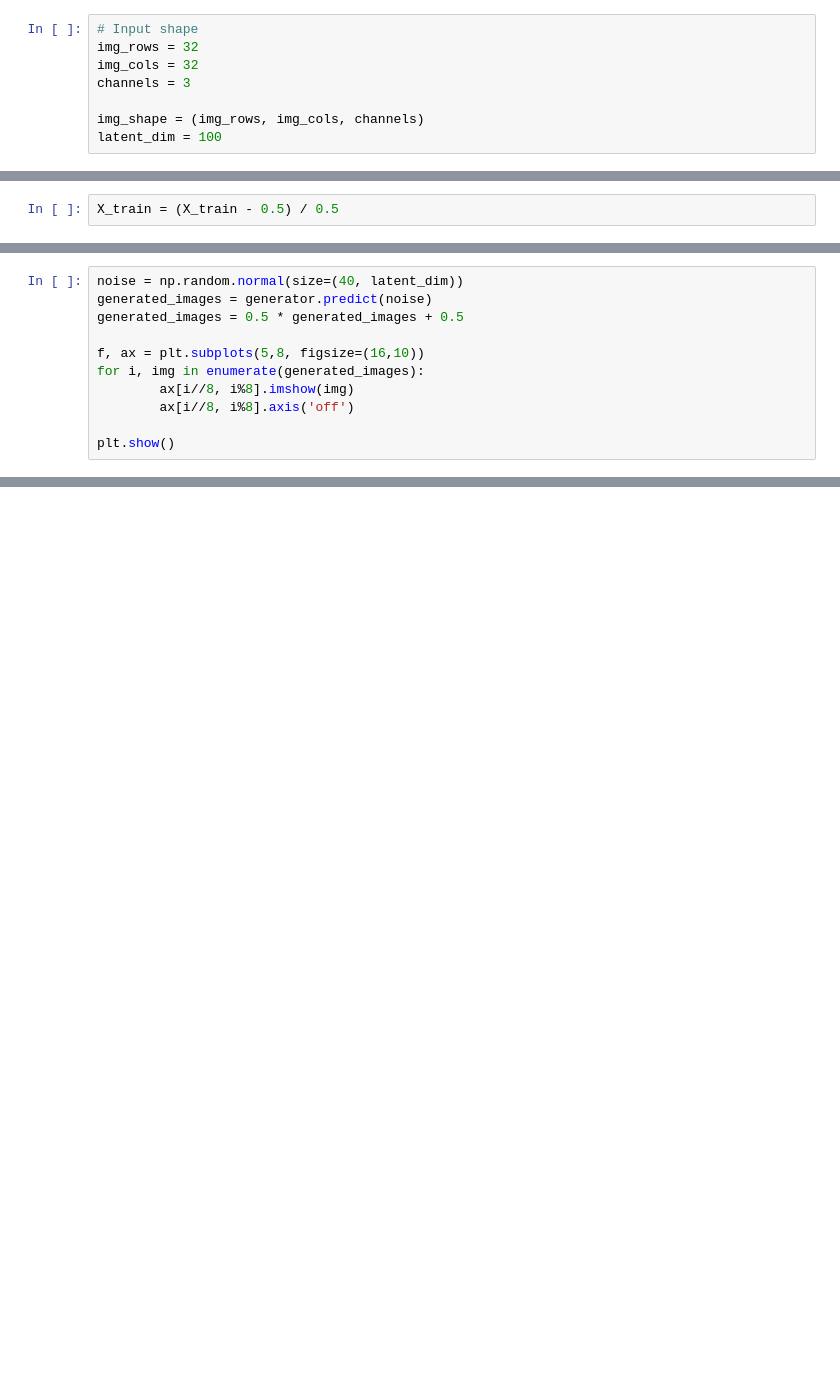
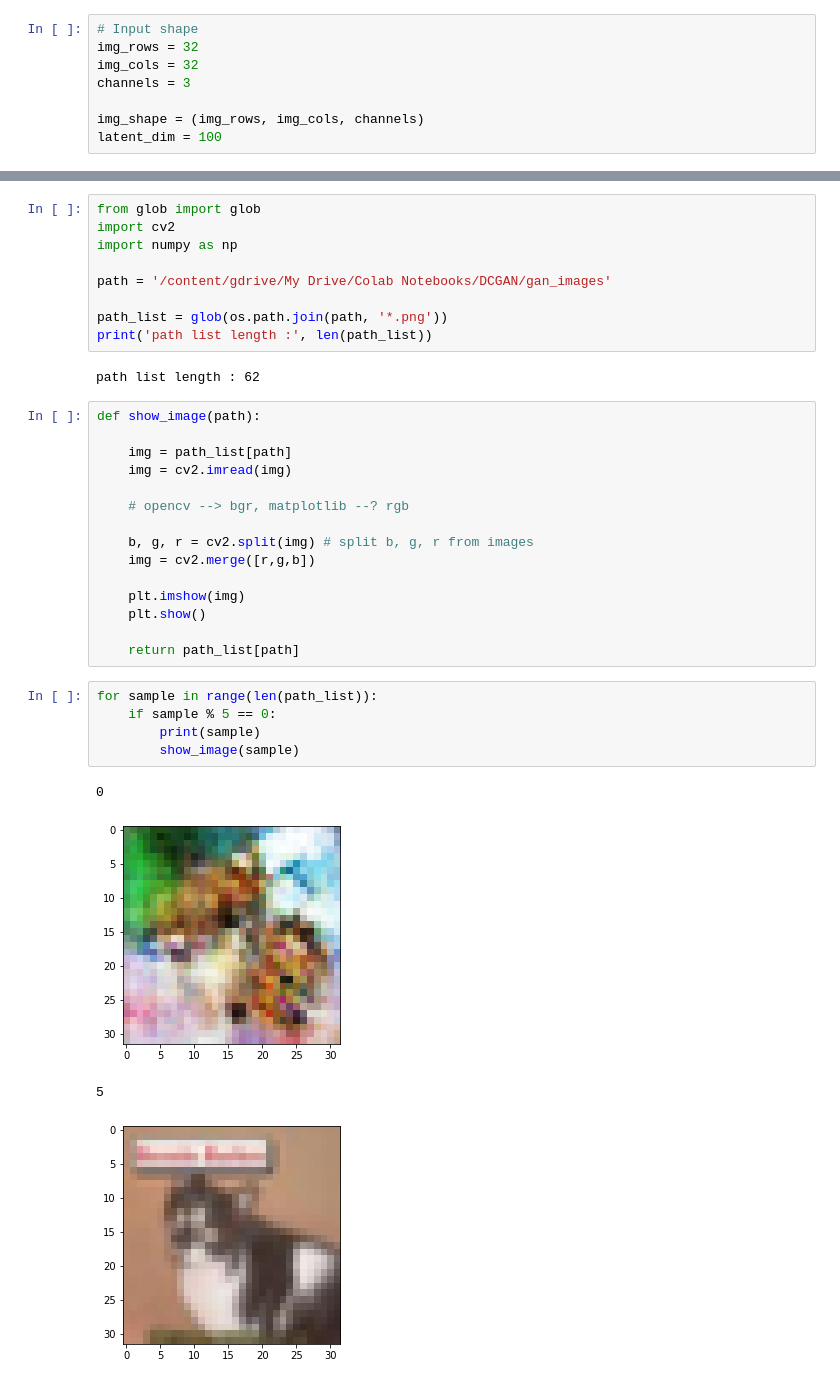
Before and after one commit to namyouth/AI-innovation-square, a Jupyter notebook: day26_dcGAN_Cifar10/DCGAN_Cifar10.ipynb, the cells around one changed output, grey strips where cells are left out. Drawn from its saved outputs; the diff is of its cells as text; blank space fills up the shorter version.

Commit message:
DCGAN with Cifar10

```diff
--- a/day26_dcGAN_Cifar10/DCGAN_Cifar10.ipynb
+++ b/day26_dcGAN_Cifar10/DCGAN_Cifar10.ipynb
@@ -130,4 +200,2 @@ save_dir = join(datasets_dir, 'gan_images')
 if not os.path.exists(save_dir):
     os.mkdir(save_dir)
-# %%
-X_train = (X_train - 0.5) / 0.5
@@ -197,11 +201,0 @@ plt.show()
-# %%
-noise = np.random.normal(size=(40, latent_dim))
-generated_images = generator.predict(noise)
-generated_images = 0.5 * generated_images + 0.5
-
-f, ax = plt.subplots(5,8, figsize=(16,10))
-for i, img in enumerate(generated_images):
-        ax[i//8, i%8].imshow(img)
-        ax[i//8, i%8].axis('off')
-
-plt.show()
@@ -207,0 +272,36 @@ plt.show()
+# %%
+from glob import glob
+import cv2
+import numpy as np
+
+path = '/content/gdrive/My Drive/Colab Notebooks/DCGAN/gan_images'
+
+path_list = glob(os.path.join(path, '*.png'))
+print('path list length :', len(path_list))
+# %% [output]
+path list length : 62
+# %%
+def show_image(path):
+
+    img = path_list[path]
+    img = cv2.imread(img)
+
+    # opencv --> bgr, matplotlib --? rgb
+
+    b, g, r = cv2.split(img) # split b, g, r from images
+    img = cv2.merge([r,g,b])
+
+    plt.imshow(img)
+    plt.show()
+
+    return path_list[path]
+# %%
+for sample in range(len(path_list)):
+    if sample % 5 == 0:
+        print(sample)
+        show_image(sample)
+# %% [output]
+0
+[figure, added]
+5
+[figure, added]
```
Also changed, not shown: parts of 26 cells of this notebook.
